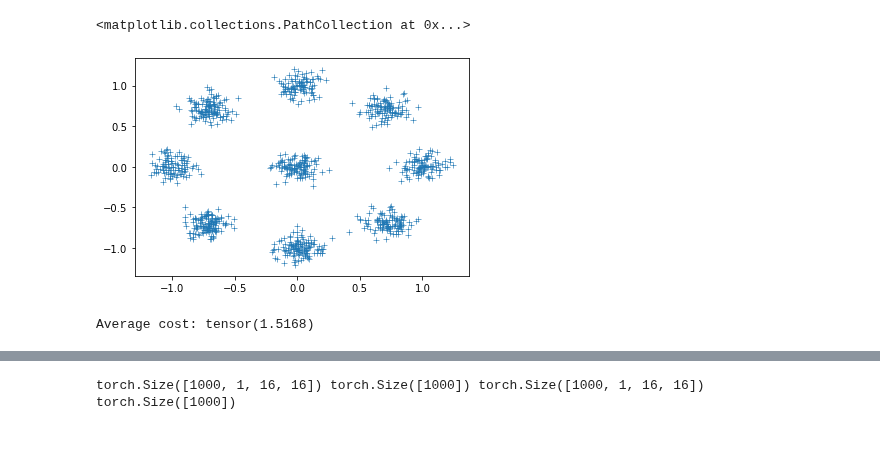
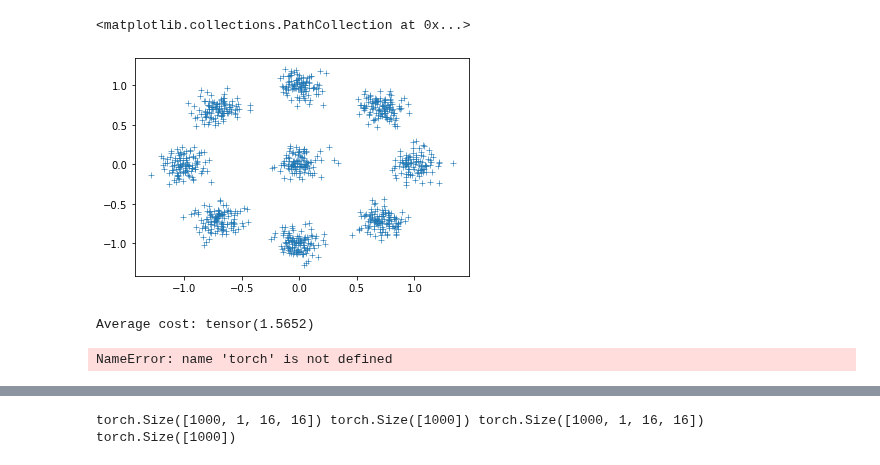
Before and after one commit to Daniil-Selikhanovych/Large-Scale-Optimal-Transport-and-Maping-Estimation, a Jupyter notebook: notebooks/mnist_usps.ipynb, the cells around one changed output, grey strips where cells are left out. Saved outputs shown, nothing was run; the diff lists cells and outputs as text; code cells hidden in the pictures.

Commit message:
Contour plots and framework split

```diff
--- a/notebooks/mnist_usps.ipynb
+++ b/notebooks/mnist_usps.ipynb
@@ -274,11 +274,11 @@ class Vector(nn.Module):
     def forward(self, idx):
         return self.v[idx]
 # %%
-circle_dset = CircleDataset(1000, sigma=0.09)
+circle_dset = CircleDataset(1000, sigma=0.1)
 plt.scatter(circle_dset.data[:, 0], circle_dset.data[:, 1], marker="+", lw=0.6)
 # %% [output]
 <matplotlib.collections.PathCollection at 0x...>
-[figure, old version]
+[figure, new version]
 # %%
 n_samples = 1000
 batch_size = 1000
@@ -294,10 +294,10 @@ gauss_loader = ZipLoader([distr_dset, circle_dset], batch_size=batch_size,
 # %%
 d = []
 for X, X_idx, Y, Y_idx in gauss_loader:
-    d.append(torch.mean(model.l2_distances(X, Y)))
+    d.append(torch.mean(NeuralOT.l2_distances(X, Y)))
 print("Average cost:", sum(d)/len(d))
 # %% [output]
-Average cost: tensor(1.5168)
+Average cost: tensor(1.5652)
 # %%
 torch.manual_seed(1)
 
@@ -313,7 +313,19 @@ u = nn.Sequential(nn.Linear(2, 200),
                   nn.Linear(500, 1)
                  )
 v = Vector(len(circle_dset))
-torch.nn.init.normal_(v.v, 1.5, 0.5)
+# v = nn.Sequential(nn.Linear(2, 200),
+#                   nn.BatchNorm1d(200),
+#                   nn.SELU(),
+#                   nn.Linear(200, 500),
+#                   nn.BatchNorm1d(500),
+#                   nn.SELU(),
+#                   nn.Linear(500, 500),
+#                   nn.BatchNorm1d(500),
+#                   nn.SELU(),
+#                   nn.Linear(500, 1)
+#                  )
+
+# torch.nn.init.normal_(v.v, 1.5, 0.5)
 f = nn.Sequential(nn.Linear(2, 200),
                   nn.BatchNorm1d(200),
                   nn.SELU(),
@@ -326,12 +338,15 @@ f = nn.Sequential(nn.Linear(2, 200),
                   nn.Linear(500, 2)
                  )
 
-model = NeuralOT(u, v, f, regularization_parameter=1e-3, regularization_mode='l2',
+model = NeuralOT(u, v, f, regularization_parameter=1e-1, regularization_mode='l2',
                  from_discrete=False, to_discrete=True)
-plan_optimizer = torch.optim.Adam(list(u.parameters())+[v.v], lr=1e-1)
-mapping_optimizer = torch.optim.Adam(f.parameters(), lr=1.)
+plan_optimizer = torch.optim.Adam(list(u.parameters())+[v.v], lr=1e-3)
+# plan_optimizer = torch.optim.Adam(list(u.parameters())+list(v.parameters()), lr=1e-3)
+mapping_optimizer = torch.optim.Adam(f.parameters(), lr=1e-3)
 plan_scheduler = torch.optim.lr_scheduler.ReduceLROnPlateau(plan_optimizer,
                                                             factor=0.5)
 mapping_scheduler = torch.optim.lr_scheduler.ReduceLROnPlateau(mapping_optimizer,
                                                                factor=0.5)
+# %% [output]
+NameError: name 'torch' is not defined
 # %%
```
Also changed, not shown: parts of 5 cells of this notebook, 2 other files.
